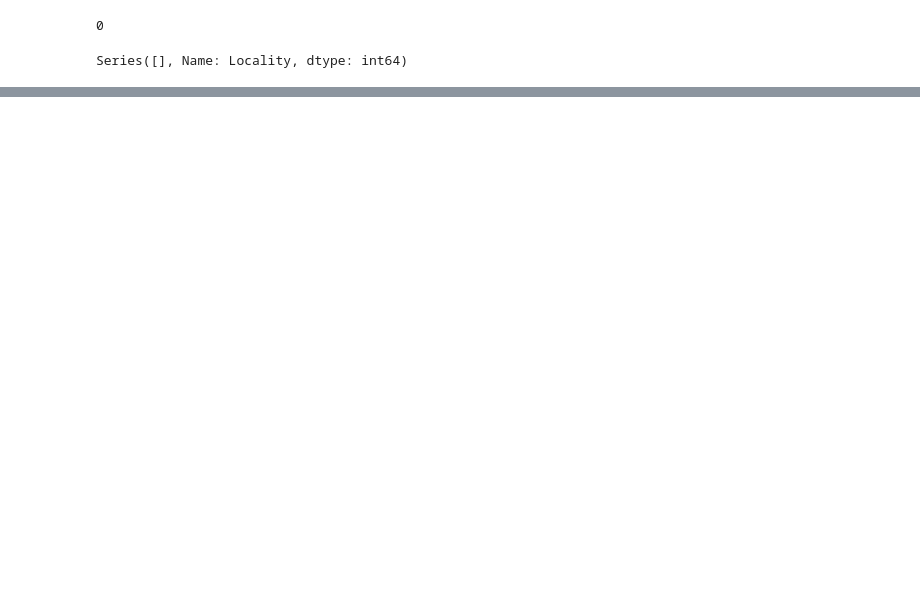
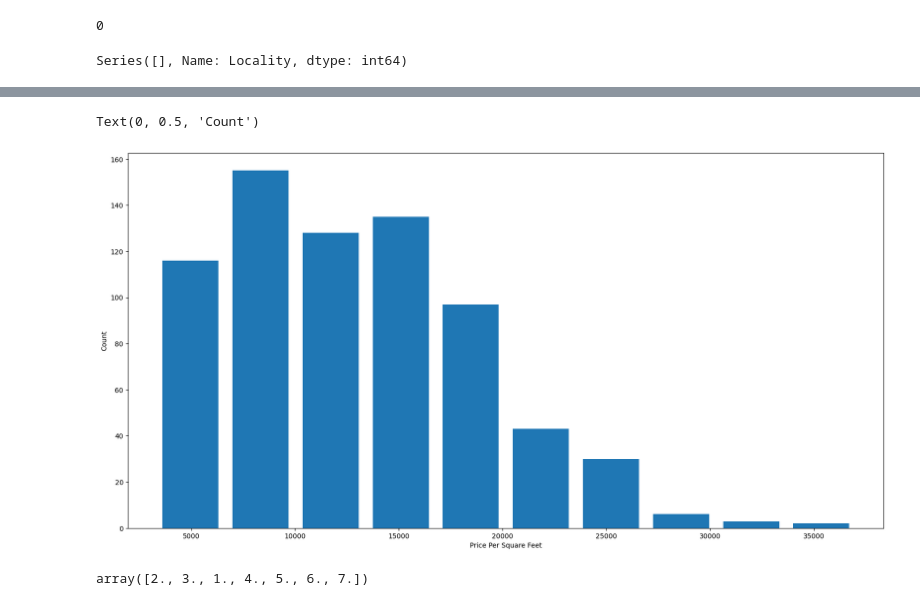
Before and after one commit to naqeeb2710/Delhi-housing-price, a Jupyter notebook: DelhiHousingPrice.ipynb, the cells around one changed output, grey strips where cells are left out. Saved outputs shown, nothing was run; the diff lists cells and outputs as text; code cells hidden in the pictures; blank space fills up the shorter version.

```diff
--- a/DelhiHousingPrice.ipynb
+++ b/DelhiHousingPrice.ipynb
@@ -155,0 +213,13 @@ df2.head()
+# %%
+import matplotlib
+matplotlib.rcParams["figure.figsize"] = (20,10)
+plt.hist(df4.Price_per_sqft,rwidth=0.8)
+plt.xlabel("Price Per Square Feet")
+plt.ylabel("Count")
+# %% [output]
+Text(0, 0.5, 'Count')
+[figure, added]
+# %%
+df4.Bathroom.unique()
+# %% [output]
+array([2., 3., 1., 4., 5., 6., 7.])
```
Also changed, not shown: parts of 30 cells of this notebook, 3 other files.
